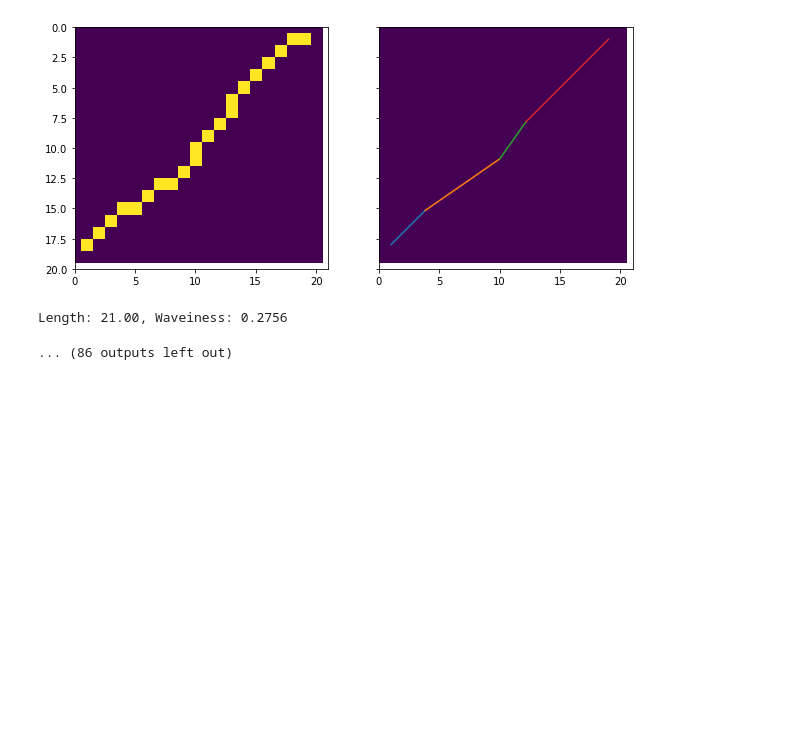
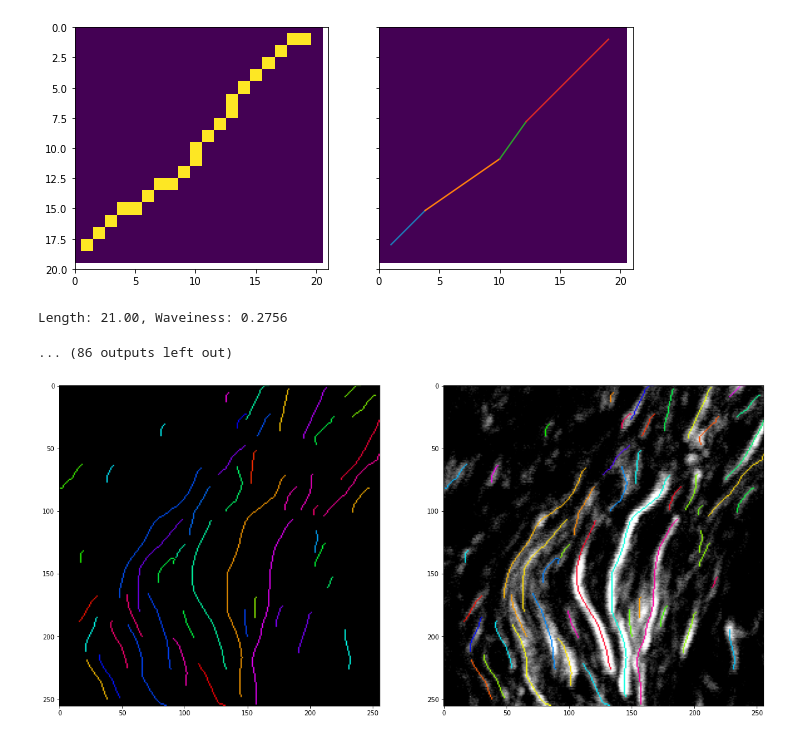
Before and after one commit to uw-loci/collagen-fiber-metrics, a Jupyter notebook: centerline-baselines.ipynb, the cells around one changed output. Drawn from its saved outputs; the diff is of its cells as text; code cells hidden in the pictures; blank space fills up the shorter version.

```diff
--- a/centerline-baselines.ipynb
+++ b/centerline-baselines.ipynb
@@ -207,3 +207,34 @@ Length: 8.00, Waveiness: 0.2731
 [figure]
 Length: 21.00, Waveiness: 0.2756
 ... (86 outputs left out)
+# %%
+import colorsys
+im_arr = io.imread('example_input.png')
+## instance masks
+fig, ax = plt.subplots(1, 2, figsize=(20, 20))
+centerline_res = CenterLine(centerline_image=centerline_res.centerline_image, associate_image=im_arr)
+canvas = np.ones((centerline_res.image_size[0], centerline_res.image_size[1], 3), np.uint8) * 0
+line_dict = centerline_res.line_dict
+for k, v in line_dict.items():
+    points = v.points
+    image = np.zeros((512, 512), np.uint8)
+    image = centerline_res.draw_line(points, image)
+    (r, g, b) = colorsys.hsv_to_rgb(np.random.uniform(0, 1), 1.0, 1.0)
+    R, G, B = int(255 * r), int(255 * g), int(255 * b)
+    canvas[np.where(image>0)] = np.array([R, G, B])
+ax[0].imshow(canvas)
+
+### overlay
+canvas = img_as_ubyte(np.repeat(im_arr[:, :, np.newaxis], 3, axis=2))
+line_dict = centerline_res.line_dict
+for k, v in line_dict.items():
+    points = v.points
+    image = np.zeros((512, 512), np.uint8)
+    image = centerline_res.draw_line(points, image)
+    (r, g, b) = colorsys.hsv_to_rgb(np.random.uniform(0, 1), 1.0, 1.0)
+    R, G, B = int(255 * r), int(255 * g), int(255 * b)
+    canvas[np.where(image>0)] = np.array([R, G, B])
+ax[1].imshow(canvas)
+plt.show()
+# %% [output]
+[figure, added]
```
Also changed, not shown: 4 other files.
